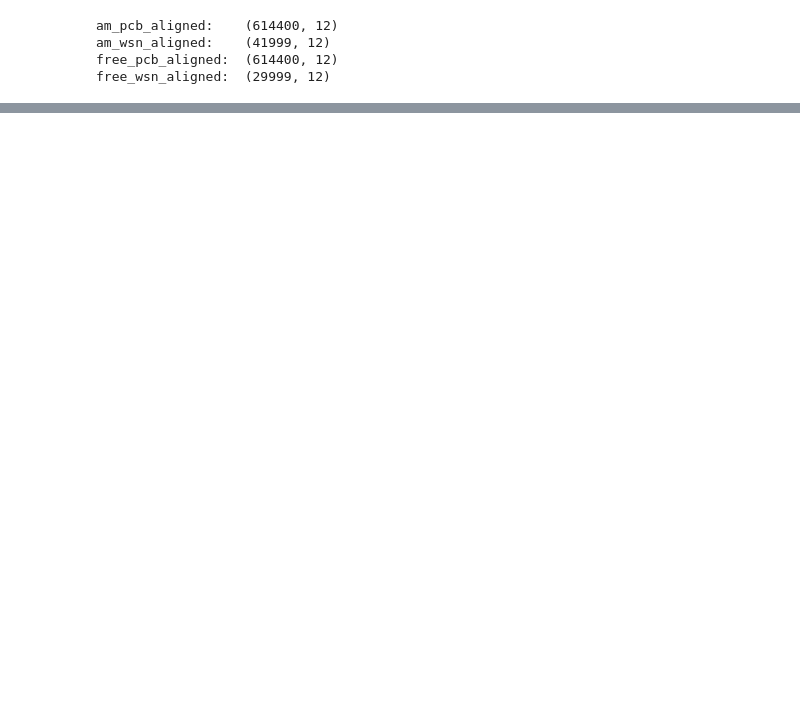
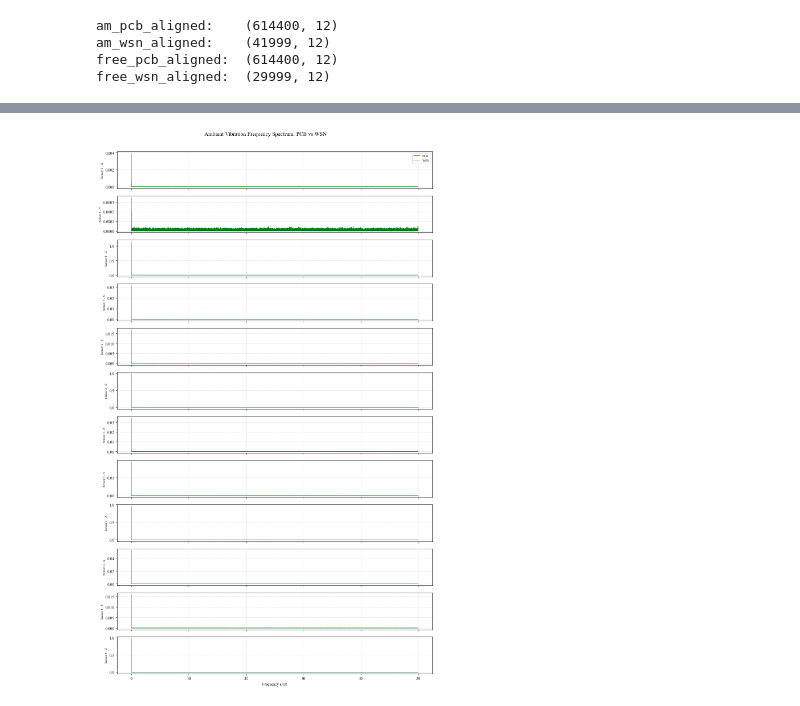
Before and after one commit to Shuaiwen-Cui/ArduinoNode, a Jupyter notebook: EVALUATION/LAB-TEST/data-analysis.ipynb, the cells around one changed output, grey strips where cells are left out. Drawn from its saved outputs; the diff is of its cells as text; code cells hidden in the pictures; blank space fills up the shorter version.

```diff
--- a/EVALUATION/LAB-TEST/data-analysis.ipynb
+++ b/EVALUATION/LAB-TEST/data-analysis.ipynb
@@ -96,0 +135,54 @@ plt.show()
+# %%
+import numpy as np
+import matplotlib.pyplot as plt
+from matplotlib import rcParams
+from scipy.fft import rfft, rfftfreq
+
+# === Font ===
+rcParams['font.family'] = 'Times New Roman'
+
+# === Sampling Rate ===
+fs_pcb = 100  # Hz
+fs_wsn = 100  # Hz
+
+# === FFT Function (magnitude spectrum) ===
+def compute_fft(signal, fs):
+    N = len(signal)
+    freq = rfftfreq(N, d=1/fs)
+    fft_mag = np.abs(rfft(signal)) / N
+    return freq, fft_mag
+
+# === Channel Labels ===
+channel_labels = [
+    "Sensor 1 - X", "Sensor 1 - Y", "Sensor 1 - Z",
+    "Sensor 2 - X", "Sensor 2 - Y", "Sensor 2 - Z",
+    "Sensor 3 - X", "Sensor 3 - Y", "Sensor 3 - Z",
+    "Sensor 4 - X", "Sensor 4 - Y", "Sensor 4 - Z"
+]
+
+# === Plot ===
+fig, axes = plt.subplots(12, 1, figsize=(12, 20), sharex=True)
+
+for i in range(12):
+    # FFT for PCB
+    freq_pcb, mag_pcb = compute_fft(am_pcb_aligned[:, i], fs_pcb)
+    # FFT for WSN
+    freq_wsn, mag_wsn = compute_fft(am_wsn_aligned[:, i], fs_wsn)
+
+    # Frequency mask up to 50 Hz
+    mask_pcb = freq_pcb <= 50
+    mask_wsn = freq_wsn <= 50
+
+    axes[i].plot(freq_pcb[mask_pcb], mag_pcb[mask_pcb], label='PCB', color='blue', linewidth=0.8)
+    axes[i].plot(freq_wsn[mask_wsn], mag_wsn[mask_wsn], label='WSN', color='green', linewidth=0.8)
+    axes[i].set_ylabel(channel_labels[i], fontsize=8)
+    axes[i].grid(True, linestyle='--', linewidth=0.4)
+    if i == 0:
+        axes[i].legend(fontsize=8)
+
+axes[-1].set_xlabel("Frequency (Hz)", fontsize=10)
+fig.suptitle("Ambient Vibration Frequency Spectrum: PCB vs WSN", fontsize=14)
+plt.tight_layout(rect=[0, 0, 1, 0.97])
+plt.show()
+# %% [output]
+[figure, added]
```
Also changed, not shown: parts of 6 cells of this notebook, 5 other files.
